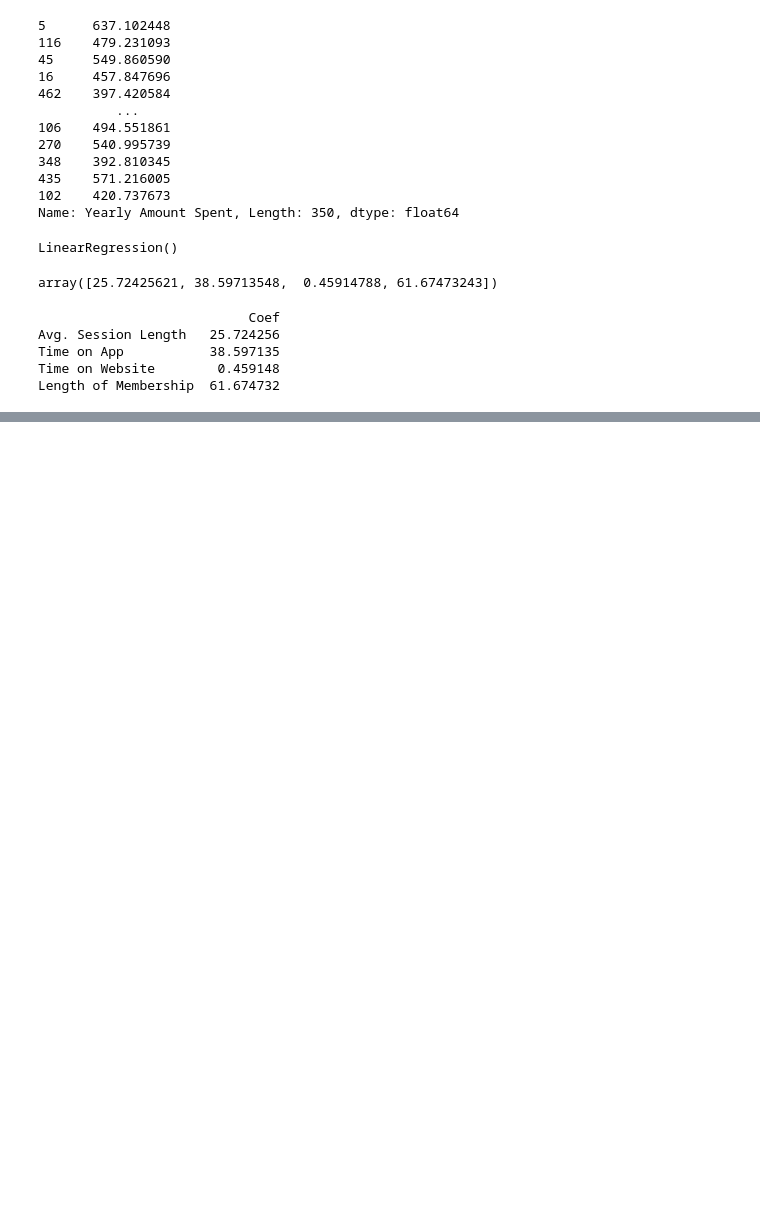
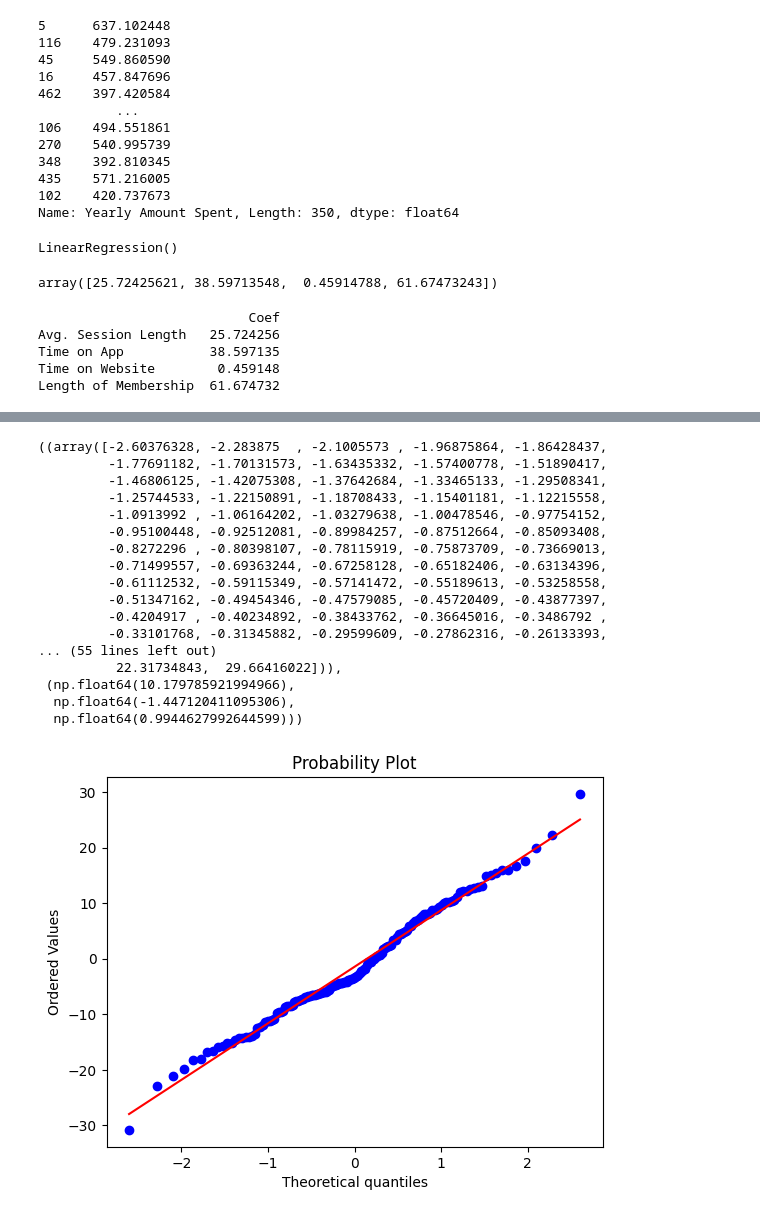
Before and after one commit to kazrkb/ml-linear-regression-project, a Jupyter notebook: linear_regression.ipynb, the cells around one changed output, grey strips where cells are left out. Saved outputs shown, nothing was run; the diff lists cells and outputs as text; code cells hidden in the pictures; blank space fills up the shorter version.

```diff
--- a/linear_regression.ipynb
+++ b/linear_regression.ipynb
@@ -131,0 +197,23 @@ Length of Membership  61.674732
+# %%
+import pylab
+import scipy.stats as stats
+stats.probplot(residuals,dist="norm",plot=pylab)
+# %% [output]
+((array([-2.60376328, -2.283875  , -2.1005573 , -1.96875864, -1.86428437,
+         -1.77691182, -1.70131573, -1.63435332, -1.57400778, -1.51890417,
+         -1.46806125, -1.42075308, -1.37642684, -1.33465133, -1.29508341,
+         -1.25744533, -1.22150891, -1.18708433, -1.15401181, -1.12215558,
+         -1.0913992 , -1.06164202, -1.03279638, -1.00478546, -0.97754152,
+         -0.95100448, -0.92512081, -0.89984257, -0.87512664, -0.85093408,
+         -0.8272296 , -0.80398107, -0.78115919, -0.75873709, -0.73669013,
+         -0.71499557, -0.69363244, -0.67258128, -0.65182406, -0.63134396,
+         -0.61112532, -0.59115349, -0.57141472, -0.55189613, -0.53258558,
+         -0.51347162, -0.49454346, -0.47579085, -0.45720409, -0.43877397,
+         -0.4204917 , -0.40234892, -0.38433762, -0.36645016, -0.3486792 ,
+         -0.33101768, -0.31345882, -0.29599609, -0.27862316, -0.26133393,
+... (55 lines left out)
+          22.31734843,  29.66416022])),
+ (np.float64(10.179785921994966),
+  np.float64(-1.447120411095306),
+  np.float64(0.9944627992644599)))
+[figure, added]
```
Also changed, not shown: parts of 8 cells of this notebook.
